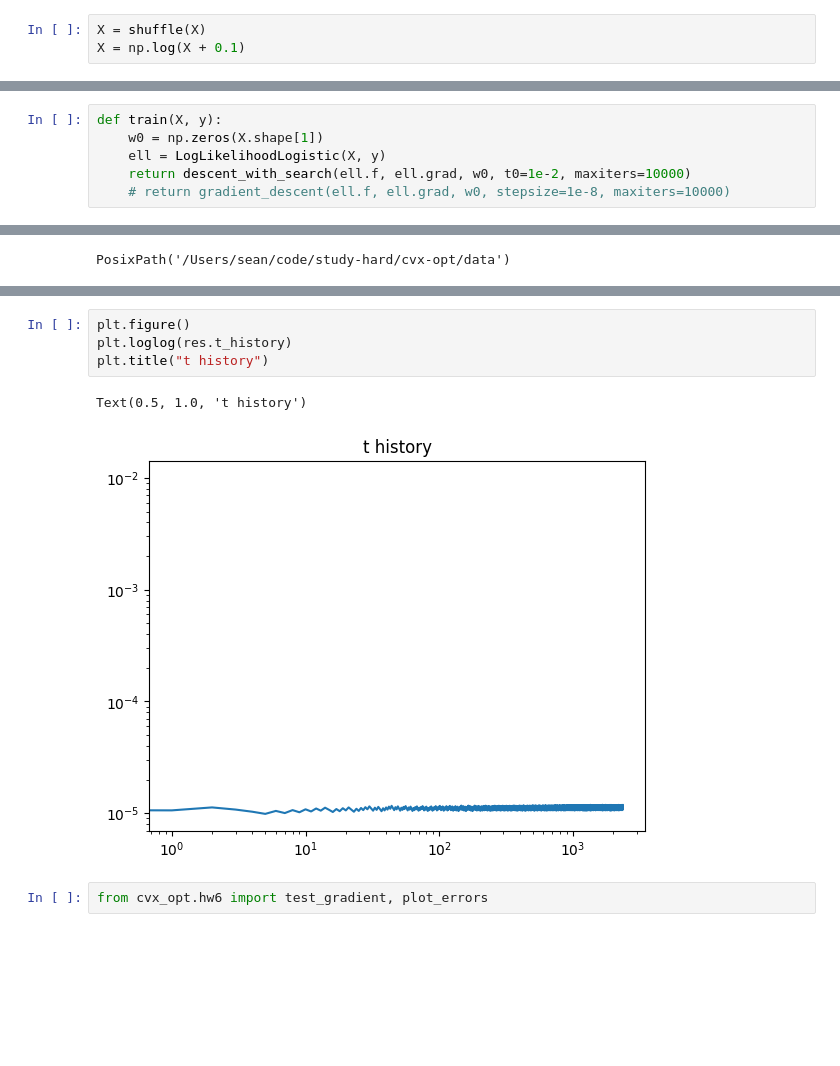
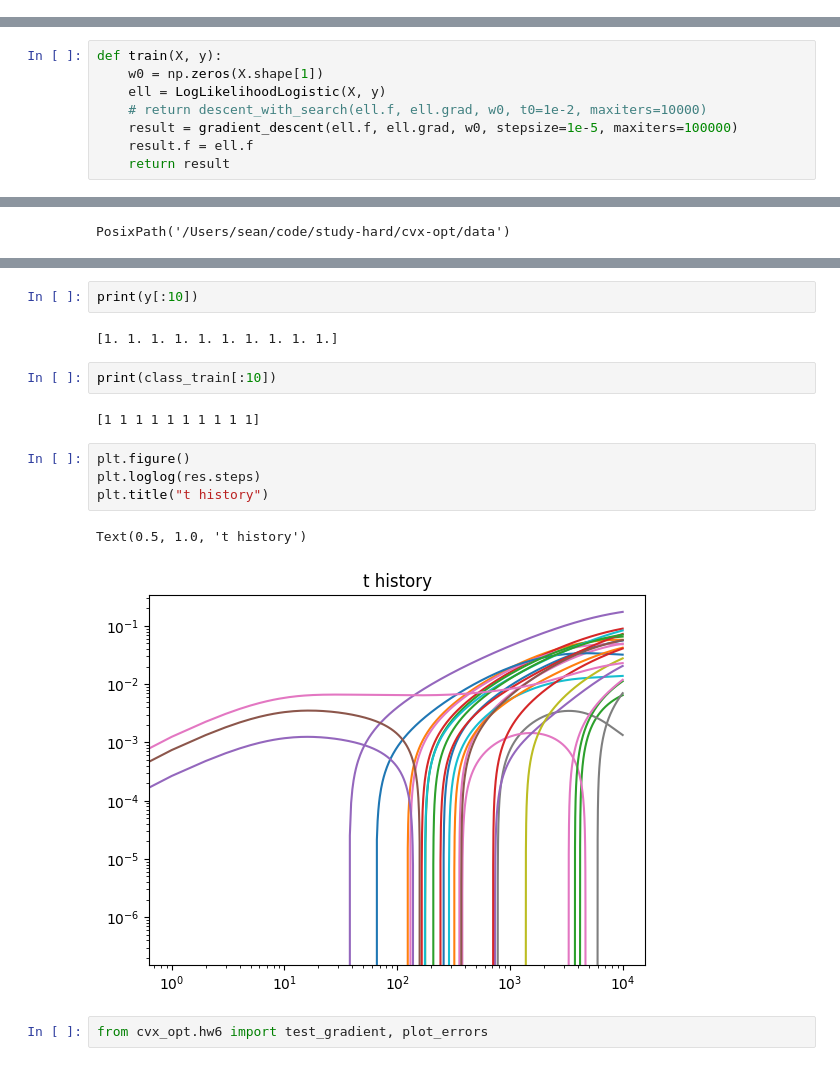
Before and after one commit to seanjennings960/study-hard, a Jupyter notebook: cvx-opt/notebooks/hw6.ipynb, the cells around one changed output, grey strips where cells are left out. Saved outputs shown, nothing was run; the diff lists cells and outputs as text; blank space fills up the shorter version.

```diff
--- a/cvx-opt/notebooks/hw6.ipynb
+++ b/cvx-opt/notebooks/hw6.ipynb
@@ -427,5 +423,2 @@ X.shape
-# %%
-X = shuffle(X)
-X = np.log(X + 0.1)
 # %%
 N_train = 3065
@@ -457,5 +450,7 @@ Average time:  0.00020956742367707194
 def train(X, y):
     w0 = np.zeros(X.shape[1])
     ell = LogLikelihoodLogistic(X, y)
-    return descent_with_search(ell.f, ell.grad, w0, t0=1e-2, maxiters=10000)
-    # return gradient_descent(ell.f, ell.grad, w0, stepsize=1e-8, maxiters=10000)
+    # return descent_with_search(ell.f, ell.grad, w0, t0=1e-2, maxiters=10000)
+    result = gradient_descent(ell.f, ell.grad, w0, stepsize=1e-5, maxiters=100000)
+    result.f = ell.f
+    return result
@@ -518,10 +579,18 @@ print(misclass_train / N_train)
+# %%
+print(y[:10])
+# %% [output]
+[1. 1. 1. 1. 1. 1. 1. 1. 1. 1.]
+# %%
+print(class_train[:10])
+# %% [output]
+[1 1 1 1 1 1 1 1 1 1]
 # %%
 plt.figure()
-plt.loglog(res.t_history)
+plt.loglog(res.steps)
 plt.title("t history")
 # %% [output]
 Text(0.5, 1.0, 't history')
-[figure, old version]
+[figure, new version]
 # %%
 from cvx_opt.hw6 import test_gradient, plot_errors
 # %%
```
Also changed, not shown: parts of 36 cells of this notebook, 9 other files.
